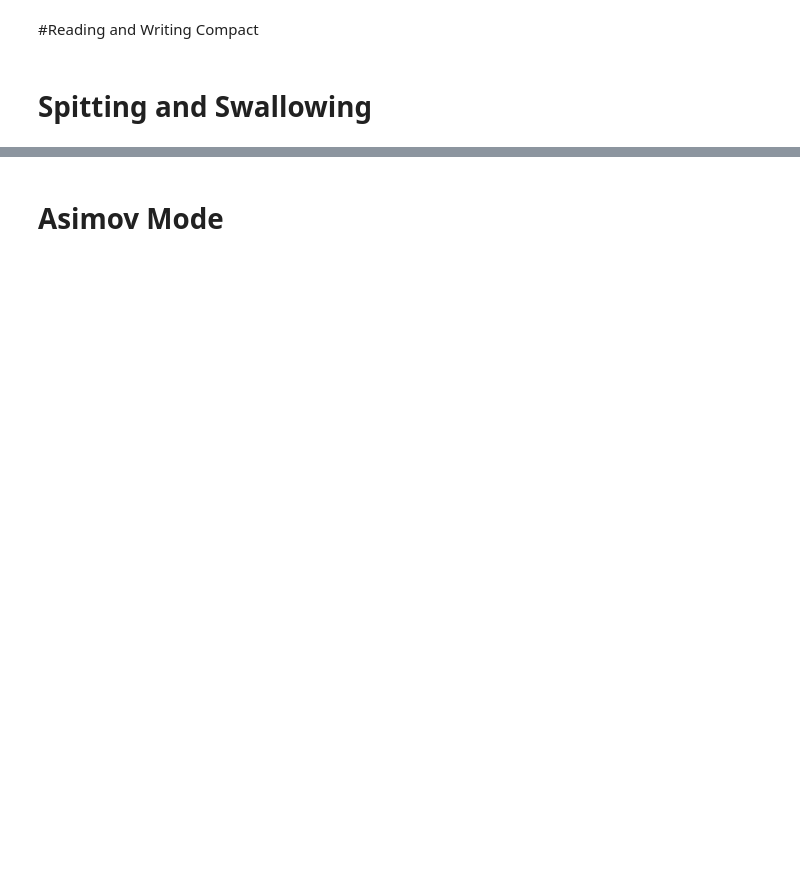
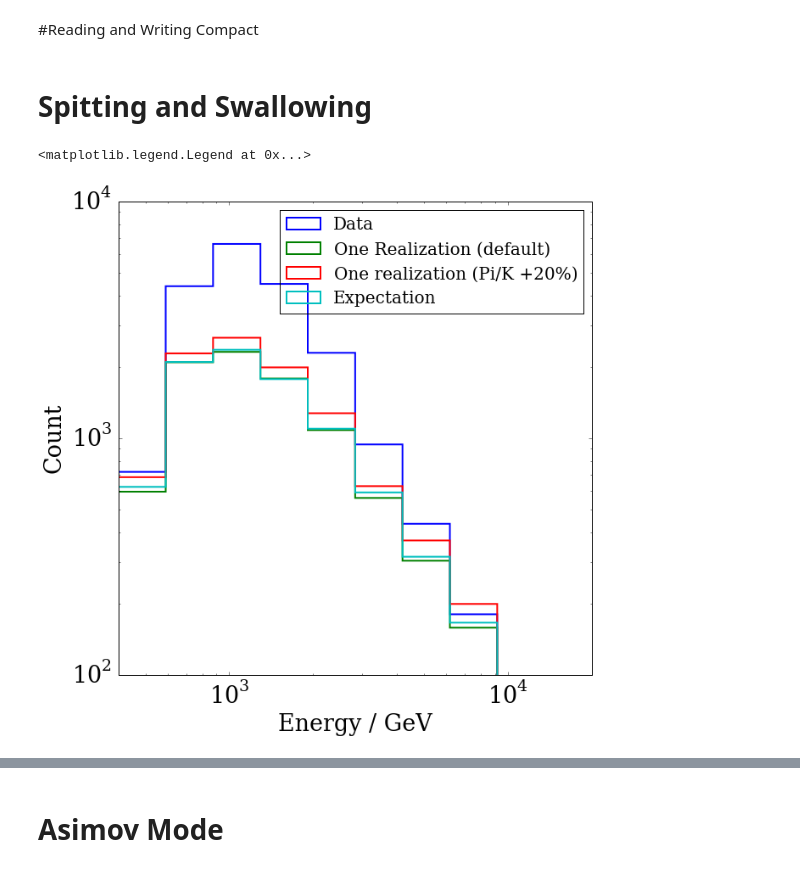
Before and after one commit to arguelles/Sterilizer, a Jupyter notebook: python/PyTest.ipynb, the cells around one changed output, grey strips where cells are left out. Drawn from its saved outputs; the diff is of its cells as text; code cells hidden in the pictures; blank space fills up the shorter version.

```diff
--- a/python/PyTest.ipynb
+++ b/python/PyTest.ipynb
@@ -136,15 +145,19 @@ ExpectationList  = sterilizer.SpitExpectation(DefaultNuisance)
 # %%
 # The format of each entry is [energy, zenith, year, weight]. So we might plot energy like this, for example:
 pylab.figure(figsize=(10,10))
-bins=pow(10,numpy.linspace(numpy.log10(400),numpy.log10(20000),20))
+bins=sterilizer.GetEnergyBinsMC()
 pylab.hist(DataList[:,0],weights=DataList[:,3],label="Data",histtype='step',linewidth=2,bins=bins)
 pylab.hist(RealizationList[:,0],weights=RealizationList[:,3],label="One Realization (default)",bins=bins,histtype='step',linewidth=2)
 pylab.hist(ModRealizationList[:,0],weights=ModRealizationList[:,3],label="One realization (Pi/K +20%)",bins=bins,histtype='step',linewidth=2)
+pylab.hist(ExpectationList[:,0],weights=ExpectationList[:,3],label="Expectation",bins=bins,histtype='step',linewidth=2)
 pylab.loglog()
 pylab.xlabel("Energy / GeV")
 pylab.xlim(400,20000)
 pylab.ylabel("Count")
 pylab.legend(loc='upper right')
+# %% [output]
+<matplotlib.legend.Legend at 0x...>
+[figure, added]
 # %%
 #We can also pass an event list back into the fitter as it was data. We do that as follows:
 sterilizer.Swallow(RealizationList)
```
Also changed, not shown: parts of 7 cells of this notebook.
